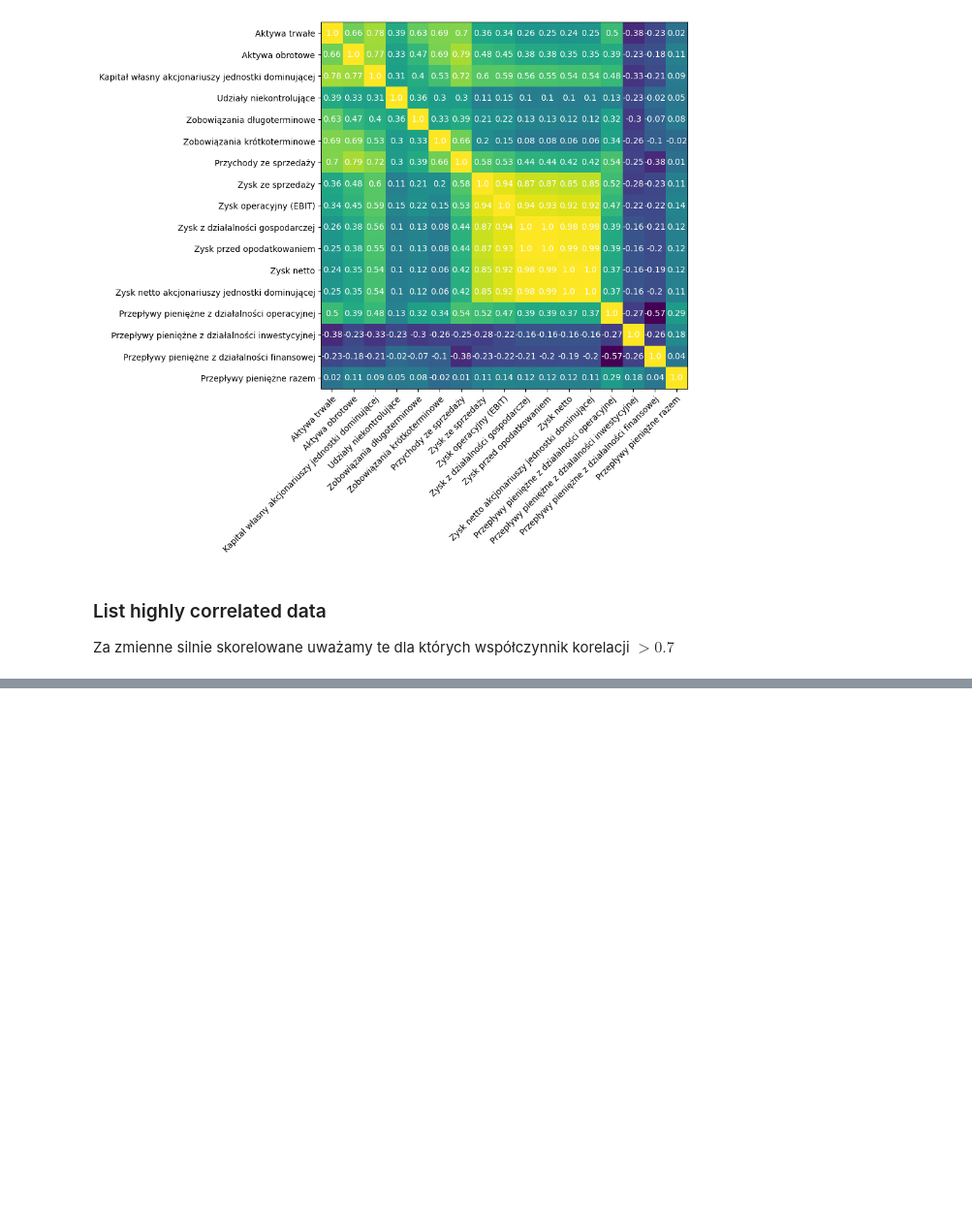
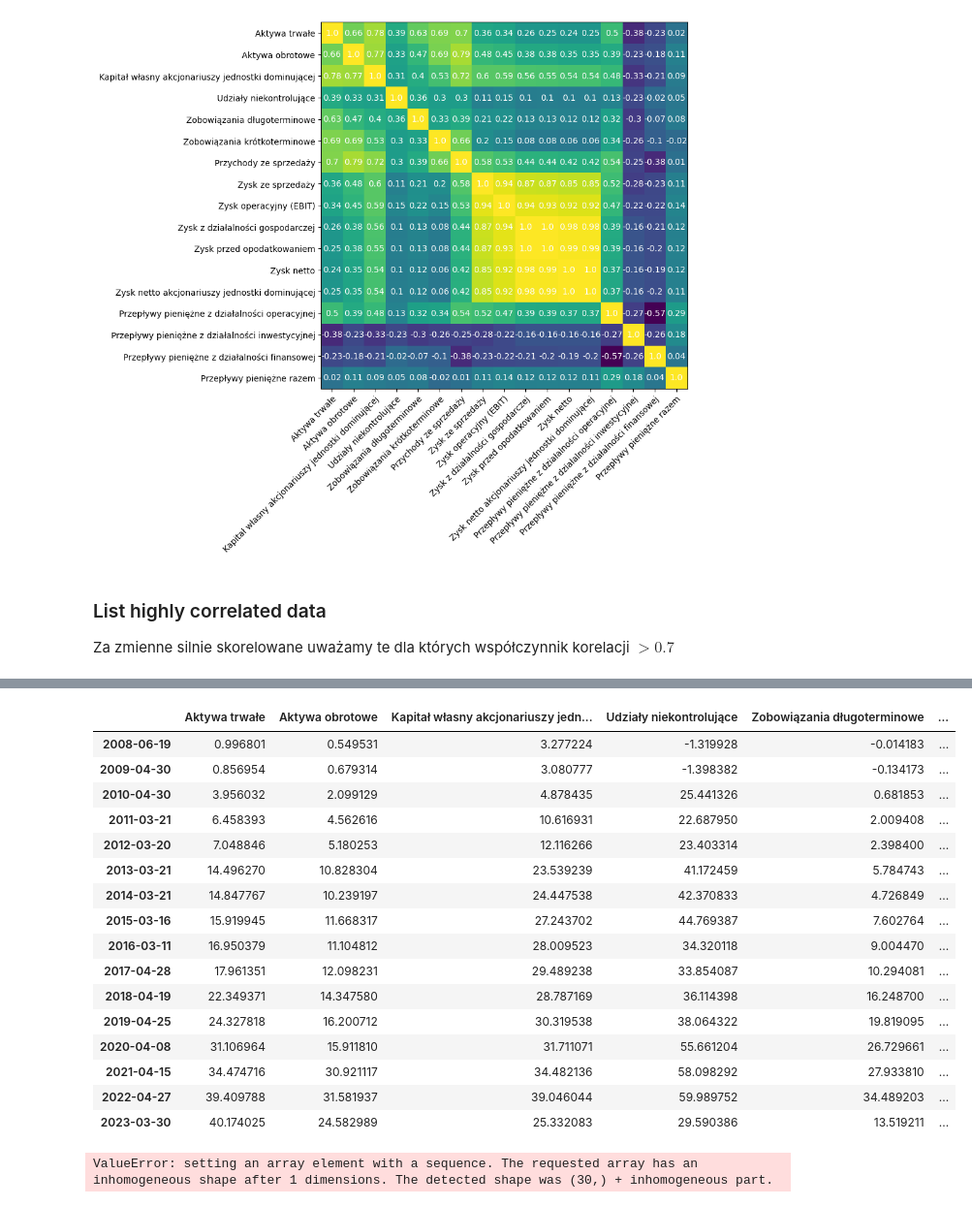
Before and after one commit to antonibezdzietny/impactOfFinancialReport, a Jupyter notebook: dataAnalysis/reportAnalysis.ipynb, the cells around one changed output, grey strips where cells are left out. Shown at 97% size. Saved outputs shown, nothing was run; the diff lists cells and outputs as text; code cells hidden in the pictures; blank space fills up the shorter version.

```diff
--- a/dataAnalysis/reportAnalysis.ipynb
+++ b/dataAnalysis/reportAnalysis.ipynb
@@ -159,0 +185,37 @@ show_correlation_matrix(masked_corr_matrix, filtered_report_df[0].columns, 2)
+# %%
+mean = np.zeros(report_df[0].shape[1])
+std = np.zeros(report_df[0].shape[1])
+
+for report in report_df:
+    mean += report.mean(axis=0).to_numpy()
+    std += report.std(axis=0).to_numpy()
+
+mean = mean / len(report_df)
+std = std / len(report_df)
+
+df = report_df[0]
+df = df.sub(mean)
+df = df.div(std)
+df
+# %% [output]
+|  | Aktywa trwałe | Aktywa obrotowe | Kapitał własny akcjonariuszy jedn... | Udziały niekontrolujące | Zobowiązania długoterminowe | ... |
+| 2008-06-19 | 0.996801 | 0.549531 | 3.277224 | -1.319928 | -0.014183 | ... |
+| 2009-04-30 | 0.856954 | 0.679314 | 3.080777 | -1.398382 | -0.134173 | ... |
+| 2010-04-30 | 3.956032 | 2.099129 | 4.878435 | 25.441326 | 0.681853 | ... |
+| 2011-03-21 | 6.458393 | 4.562616 | 10.616931 | 22.687950 | 2.009408 | ... |
+| 2012-03-20 | 7.048846 | 5.180253 | 12.116266 | 23.403314 | 2.398400 | ... |
+| 2013-03-21 | 14.496270 | 10.828304 | 23.539239 | 41.172459 | 5.784743 | ... |
+| 2014-03-21 | 14.847767 | 10.239197 | 24.447538 | 42.370833 | 4.726849 | ... |
+| 2015-03-16 | 15.919945 | 11.668317 | 27.243702 | 44.769387 | 7.602764 | ... |
+| 2016-03-11 | 16.950379 | 11.104812 | 28.009523 | 34.320118 | 9.004470 | ... |
+| 2017-04-28 | 17.961351 | 12.098231 | 29.489238 | 33.854087 | 10.294081 | ... |
+| 2018-04-19 | 22.349371 | 14.347580 | 28.787169 | 36.114398 | 16.248700 | ... |
+| 2019-04-25 | 24.327818 | 16.200712 | 30.319538 | 38.064322 | 19.819095 | ... |
+| 2020-04-08 | 31.106964 | 15.911810 | 31.711071 | 55.661204 | 26.729661 | ... |
+| 2021-04-15 | 34.474716 | 30.921117 | 34.482136 | 58.098292 | 27.933810 | ... |
+| 2022-04-27 | 39.409788 | 31.581937 | 39.046044 | 59.989752 | 34.489203 | ... |
+| 2023-03-30 | 40.174025 | 24.582989 | 25.332083 | 29.590386 | 13.519211 | ... |
+# %%
+def scaler(df_):
+# %% [output]
+ValueError: setting an array element with a sequence. The requested array has an inhomogeneous shape after 1 dimensions. The detected shape was (30,) + inhomogeneous part.
```
Also changed, not shown: parts of 4 cells of this notebook, 1 other file.
